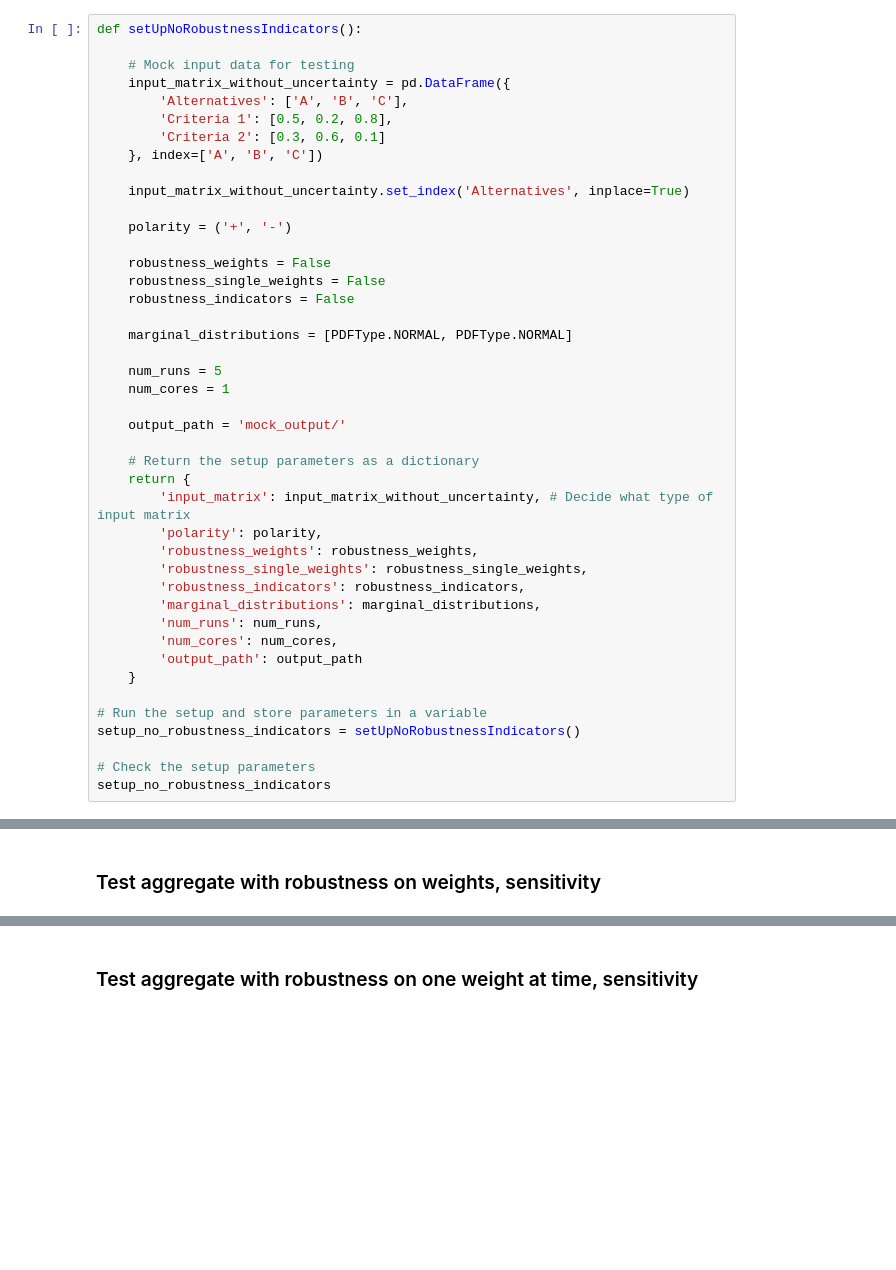
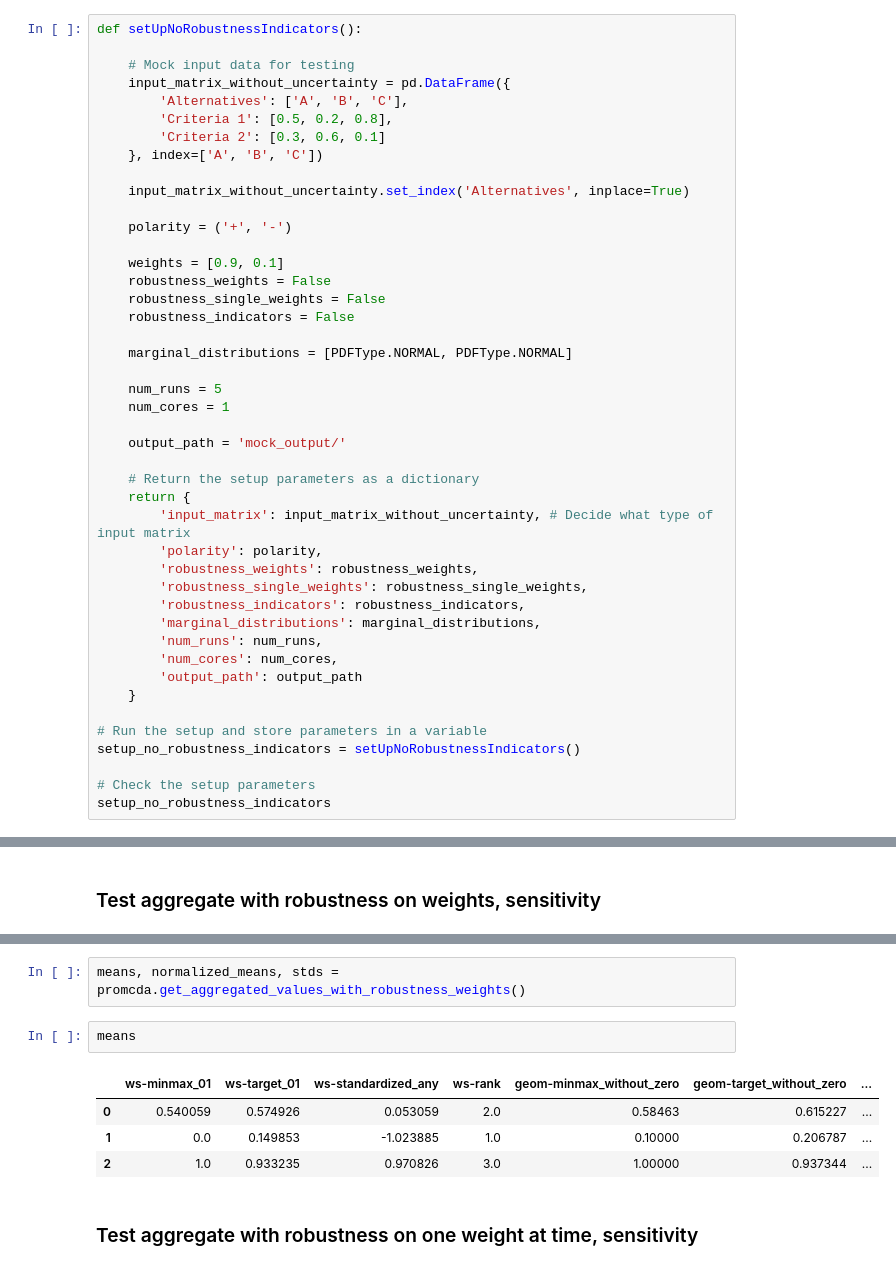
Before and after one commit to wetransform-os/ProMCDA, a Jupyter notebook: demo_in_notebook/use_promcda_library.ipynb, the cells around one changed output, grey strips where cells are left out. Cells and saved outputs as stored; diff of their text form; blank space fills up the shorter version.

Commit message:
solve issues with robustness on weights and sensitivity

```diff
--- a/demo_in_notebook/use_promcda_library.ipynb
+++ b/demo_in_notebook/use_promcda_library.ipynb
@@ -31,6 +31,7 @@ def setUpNoRobustnessIndicators():
 
     polarity = ('+', '-')
 
+    weights = [0.9, 0.1]
     robustness_weights = False
     robustness_single_weights = False
     robustness_indicators = False
@@ -280,3 +302,12 @@ INFO: 2025-01-23 10:40:09,147 - ProMCDA - All weights are randomly sampled from
+# %%
+means, normalized_means, stds = promcda.get_aggregated_values_with_robustness_weights()
+# %%
+means
+# %% [output]
+|  | ws-minmax_01 | ws-target_01 | ws-standardized_any | ws-rank | geom-minmax_without_zero | geom-target_without_zero | ... |
+| 0 | 0.540059 | 0.574926 | 0.053059 | 2.0 | 0.58463 | 0.615227 | ... |
+| 1 | 0.0 | 0.149853 | -1.023885 | 1.0 | 0.10000 | 0.206787 | ... |
+| 2 | 1.0 | 0.933235 | 0.970826 | 3.0 | 1.00000 | 0.937344 | ... |
 # %% [markdown]
 ### Test aggregate with robustness on one weight at time, sensitivity
 # %%
```
Also changed, not shown: parts of 30 cells of this notebook, 2 other files.
